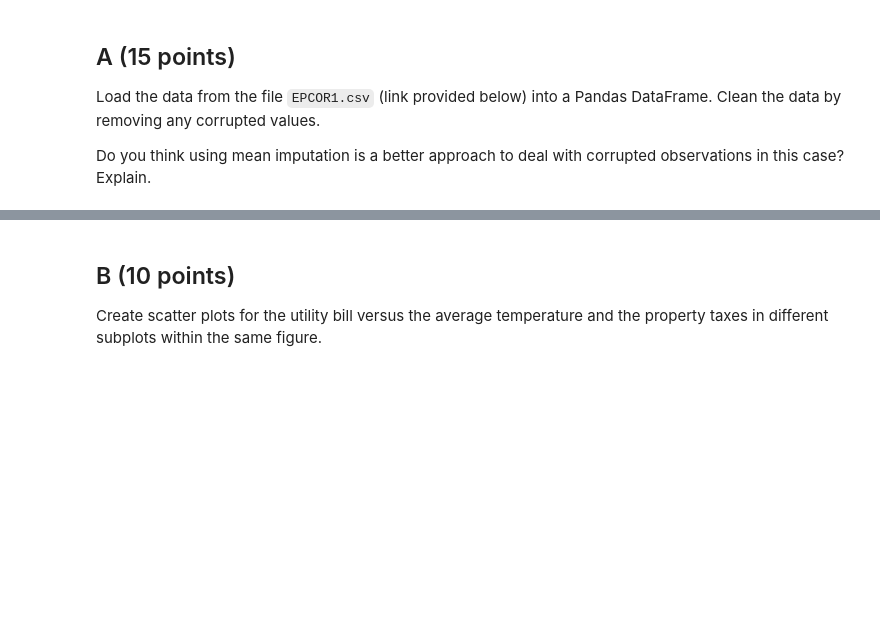
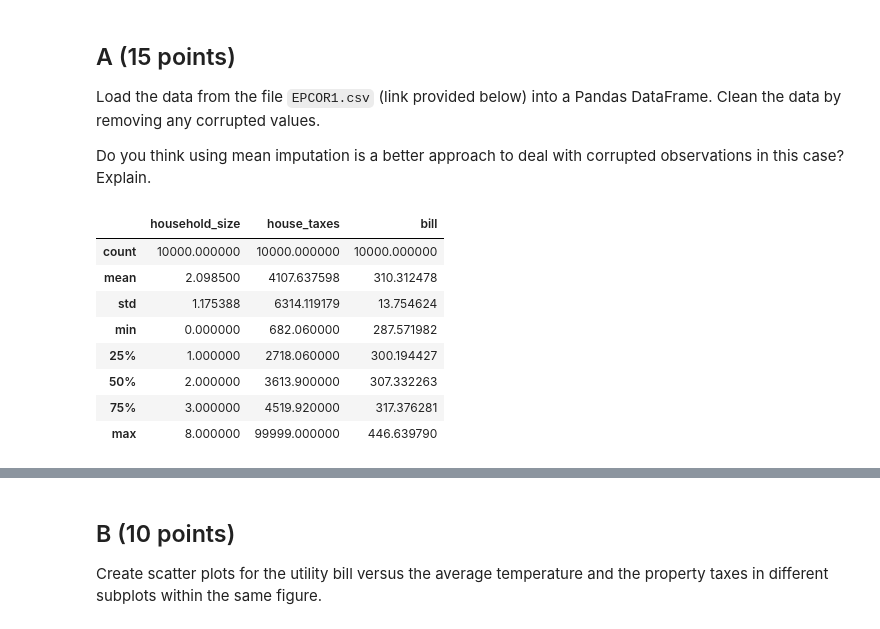
Before and after one commit to howardchen29/Math509, a Jupyter notebook: Midterm Exam.ipynb, the cells around one changed output, grey strips where cells are left out. Cells and saved outputs as stored; diff of their text form; code cells hidden in the pictures; blank space fills up the shorter version.

```diff
--- a/Midterm Exam.ipynb
+++ b/Midterm Exam.ipynb
@@ -31,5 +31,15 @@ Load the data from the file `EPCOR1.csv` (link provided below) into a Pandas Dat
 Do you think using mean imputation is a better approach to deal with corrupted observations in this case? Explain.
 # %%
 path_to_data = 'https://raw.githubusercontent.com/ccontrer/MATH509-Winter2025-JupyterNotebooks/main/Data/Epcor1.csv'
-df = pd.read_csv(path_to_data, index_col=0)
-data = df[df['id'] > 1]
+data = pd.read_csv(path_to_data, index_col=0)
+display(data.describe())
+# %% [output]
+|  | household_size | house_taxes | bill |
+| count | 10000.000000 | 10000.000000 | 10000.000000 |
+| mean | 2.098500 | 4107.637598 | 310.312478 |
+| std | 1.175388 | 6314.119179 | 13.754624 |
+| min | 0.000000 | 682.060000 | 287.571982 |
+| 25% | 1.000000 | 2718.060000 | 300.194427 |
+| 50% | 2.000000 | 3613.900000 | 307.332263 |
+| 75% | 3.000000 | 4519.920000 | 317.376281 |
+| max | 8.000000 | 99999.000000 | 446.639790 |
```
Also changed, not shown: parts of 1 cell of this notebook.
